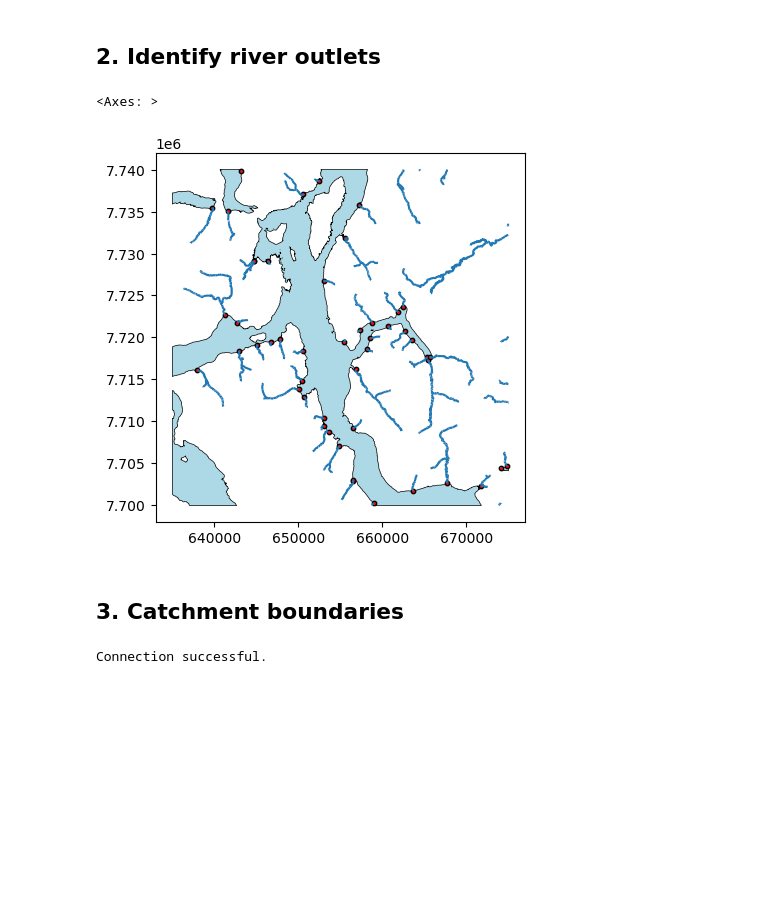
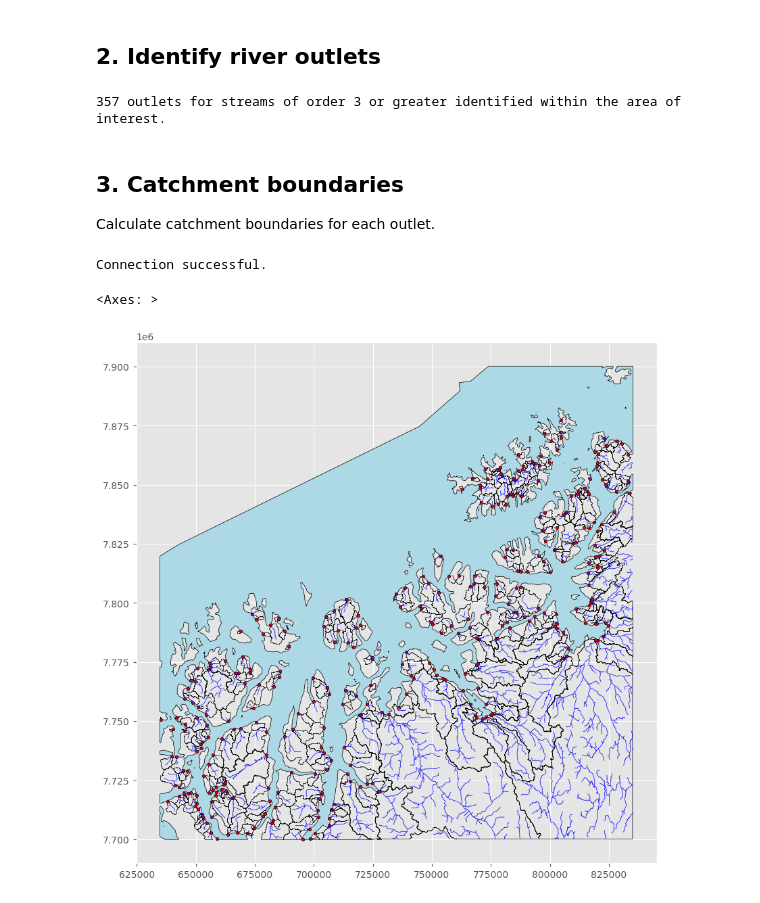
Before and after one commit to NIVANorge/terrestrial_fluxes, a Jupyter notebook: code/01_identify_outlets_scale_flows.ipynb, the cells around one changed output. Saved outputs shown, nothing was run; the diff lists cells and outputs as text; code cells hidden in the pictures; blank space fills up the shorter version.

```diff
--- a/code/01_identify_outlets_scale_flows.ipynb
+++ b/code/01_identify_outlets_scale_flows.ipynb
@@ -1,11 +1,17 @@
 # %%
 import os
+import warnings
 
 import geopandas as gpd
+import matplotlib.pyplot as plt
 import nivapy3 as nivapy
 import pandas as pd
+import seaborn as sn
 from shapely.geometry import box
 from sqlalchemy import text
+
+plt.style.use("ggplot")
+warnings.simplefilter("ignore")
 # %%
 eng = nivapy.da.connect_postgis()
 # %% [output]
@@ -49,12 +84,6 @@ if t_res not in ["daily", "monthly", "annual"]:
 # %% [markdown]
 ## 2. Identify river outlets
 # %%
-# Create folders for results
-for dir_name in ["shp", "csv"]:
-    dir_path = os.path.join(output_dir, dir_name)
-    if not os.path.exists(dir_path):
-        os.makedirs(dir_path)
-
 # Create bounding box
 xmax = xmin + (width_km * 1000)
 ymax = ymin + (height_km * 1000)
@@ -68,7 +97,7 @@ riv_gdf = (
     .clip(bbox)
 )
 
-# Read N50 surface cover and get just the sea
+# Read N50 surface cover and get just the sea polys
 sea_gdf = (
     gpd.read_file(
         r"/home/jovyan/shared/common/JES/n50_kartdata/N50_Kartdata.gdb",
@@ -79,29 +108,28 @@ sea_gdf = (
     .clip(bbox)
 )
 
-# Dissolve sea
+# Dissolve sea polys and buffer
 sea_gdf["dissolve"] = 1
 sea_gdf = sea_gdf.dissolve(by="dissolve")
-
-# Buffer
 sea_gdf["geometry"] = sea_gdf["geometry"].buffer(buffer)
 
 # Calculate intersections
 outlet_gdf = sea_gdf.set_geometry(sea_gdf.boundary).overlay(
     riv_gdf, keep_geom_type=False
 )
-assert outlet_gdf["elvid"].is_unique
+outlet_gdf = outlet_gdf.explode(index_parts=True).reset_index(drop=True)
+outlet_gdf = outlet_gdf.drop_duplicates(subset="elvid")
 outlet_gdf["easting"] = outlet_gdf.geometry.x
 outlet_gdf["northing"] = outlet_gdf.geometry.y
 outlet_df = outlet_gdf[["elvid", "vassdragnr", "easting", "northing"]]
+
+print(
+    f"{len(outlet_df)} outlets for streams of order {min_order} or greater identified within the area of interest."
+)
+# %% [output]
+357 outlets for streams of order 3 or greater identified within the area of interest.
-# %%
-# Plot
-ax = sea_gdf.plot(facecolor="lightblue", edgecolor="k", lw=0.5)
-riv_gdf.plot(ax=ax)
-outlet_gdf.plot(ax=ax, marker="o", color="red", edgecolor="black", markersize=10)
-# %% [output]
-<Axes: >
-[figure, removed]
 # %% [markdown]
 ## 3. Catchment boundaries
+
+Calculate catchment boundaries for each outlet.
 # %%
@@ -119,6 +147,15 @@ cat_gdf = nivapy.spatial.derive_watershed_boundaries(
 cat_gdf["area_km2"] = cat_gdf.to_crs({"proj": "cea"})["geometry"].area / 1e6
 # %% [output]
 Connection successful.
+# %%
+# Plot
+ax = sea_gdf.plot(facecolor="lightblue", edgecolor="k", lw=0.5, figsize=(10, 10))
+cat_gdf.clip(bbox).plot(ax=ax, lw=0.5, edgecolor="k", facecolor="none")
+riv_gdf.plot(ax=ax, lw=0.5, edgecolor="blue")
+outlet_gdf.plot(ax=ax, marker="o", color="red", edgecolor="black", markersize=10)
+# %% [output]
+<Axes: >
+[figure, added]
 # %%
 # Save shapefiles
 sea_gdf.to_file(os.path.join(output_dir, "shp", "sea.shp"))
```
Also changed, not shown: parts of 13 cells of this notebook.
